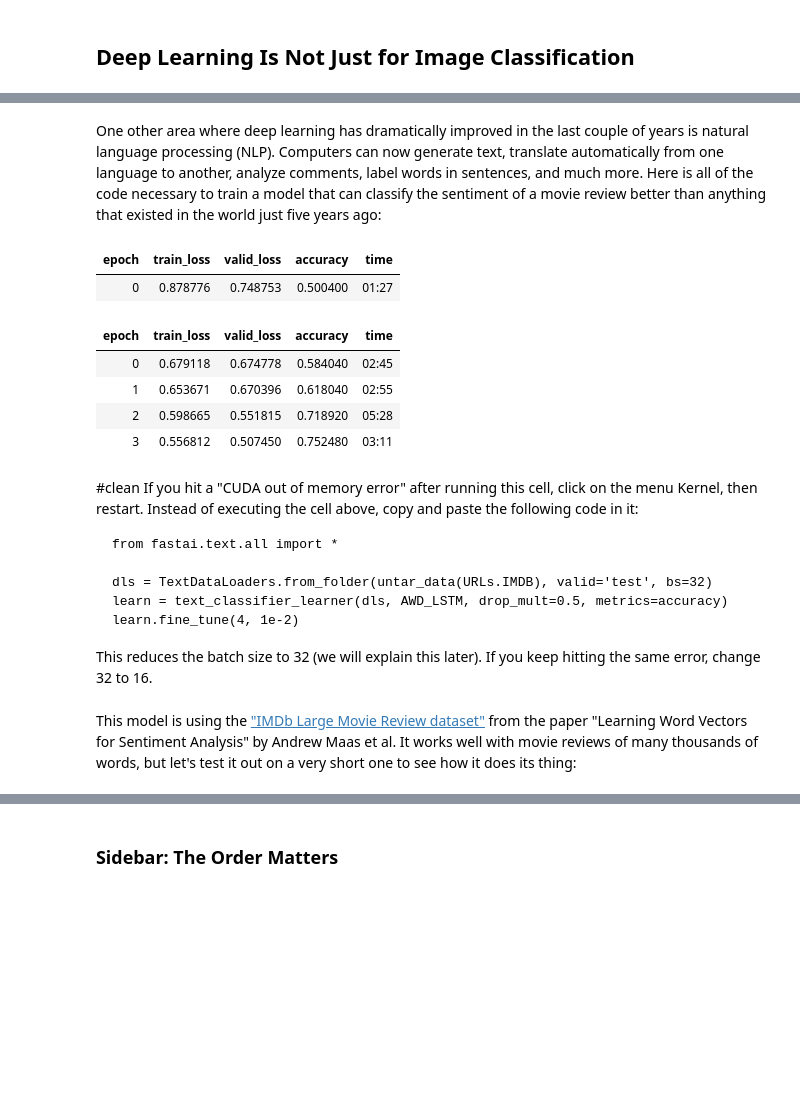
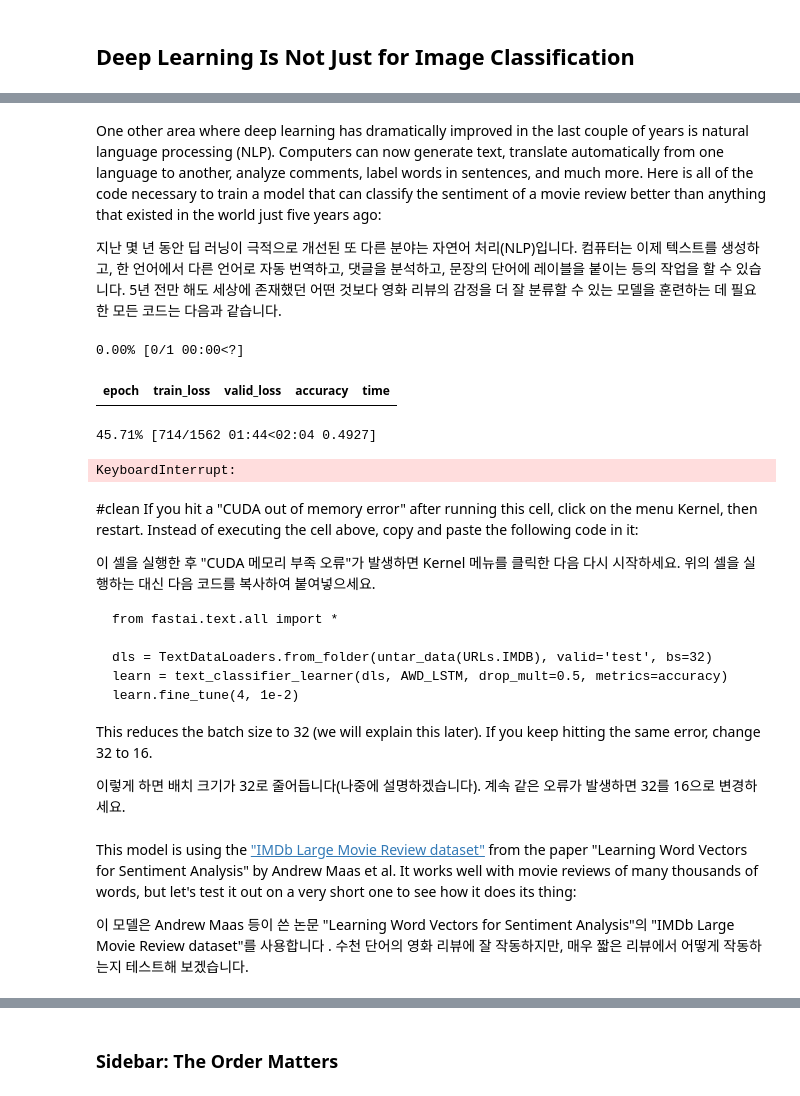
Before and after one commit to cafrii/fastai_fastbook, a Jupyter notebook: 01_intro.ipynb, the cells around one changed output, grey strips where cells are left out. Drawn from its saved outputs; the diff is of its cells as text; code cells hidden in the pictures; blank space fills up the shorter version.

````diff
--- a/01_intro.ipynb
+++ b/01_intro.ipynb
@@ -704,22 +975,23 @@ learn.show_results(max_n=6, figsize=(7,8))
 # %% [markdown]
 One other area where deep learning has dramatically improved in the last couple of years is natural language processing (NLP). Computers can now generate text, translate automatically from one language to another, analyze comments, label words in sentences, and much more. Here is all of the code necessary to train a model that can classify the sentiment of a movie review better than anything that existed in the world just five years ago:
+
+지난 몇 년 동안 딥 러닝이 극적으로 개선된 또 다른 분야는 자연어 처리(NLP)입니다. 컴퓨터는 이제 텍스트를 생성하고, 한 언어에서 다른 언어로 자동 번역하고, 댓글을 분석하고, 문장의 단어에 레이블을 붙이는 등의 작업을 할 수 있습니다. 5년 전만 해도 세상에 존재했던 어떤 것보다 영화 리뷰의 감정을 더 잘 분류할 수 있는 모델을 훈련하는 데 필요한 모든 코드는 다음과 같습니다.
 # %%
 from fastai.text.all import *
 
-dls = TextDataLoaders.from_folder(untar_data(URLs.IMDB), valid='test')
+dls = TextDataLoaders.from_folder(untar_data(URLs.IMDB), valid='test', bs=16)
 learn = text_classifier_learner(dls, AWD_LSTM, drop_mult=0.5, metrics=accuracy)
 learn.fine_tune(4, 1e-2)
 # %% [output]
+0.00% [0/1 00:00<?]
 | epoch | train_loss | valid_loss | accuracy | time |
-| 0 | 0.878776 | 0.748753 | 0.500400 | 01:27 |
-| epoch | train_loss | valid_loss | accuracy | time |
-| 0 | 0.679118 | 0.674778 | 0.584040 | 02:45 |
-| 1 | 0.653671 | 0.670396 | 0.618040 | 02:55 |
-| 2 | 0.598665 | 0.551815 | 0.718920 | 05:28 |
-| 3 | 0.556812 | 0.507450 | 0.752480 | 03:11 |
+45.71% [714/1562 01:44<02:04 0.4927]
+KeyboardInterrupt:
 # %% [markdown]
 #clean
 If you hit a "CUDA out of memory error" after running this cell, click on the menu Kernel, then restart. Instead of executing the cell above, copy and paste the following code in it:
+
+이 셀을 실행한 후 "CUDA 메모리 부족 오류"가 발생하면 Kernel 메뉴를 클릭한 다음 다시 시작하세요. 위의 셀을 실행하는 대신 다음 코드를 복사하여 붙여넣으세요.
 
 ```
 from fastai.text.all import *
@@ -730,8 +1002,12 @@ learn.fine_tune(4, 1e-2)
 ```
 
 This reduces the batch size to 32 (we will explain this later). If you keep hitting the same error, change 32 to 16.
+
+이렇게 하면 배치 크기가 32로 줄어듭니다(나중에 설명하겠습니다). 계속 같은 오류가 발생하면 32를 16으로 변경하세요.
 # %% [markdown]
 This model is using the ["IMDb Large Movie Review dataset"](https://ai.stanford.edu/~ang/papers/acl11-WordVectorsSentimentAnalysis.pdf) from the paper "Learning Word Vectors for Sentiment Analysis" by Andrew Maas et al. It works well with movie reviews of many thousands of words, but let's test it out on a very short one to see how it does its thing:
+
+이 모델은 Andrew Maas 등이 쓴 논문 "Learning Word Vectors for Sentiment Analysis"의 "IMDb Large Movie Review dataset"를 사용합니다 . 수천 단어의 영화 리뷰에 잘 작동하지만, 매우 짧은 리뷰에서 어떻게 작동하는지 테스트해 보겠습니다.
 # %%
 learn.predict("I really liked that movie!")
 # %% [output]
````
Also changed, not shown: parts of 75 cells of this notebook.
